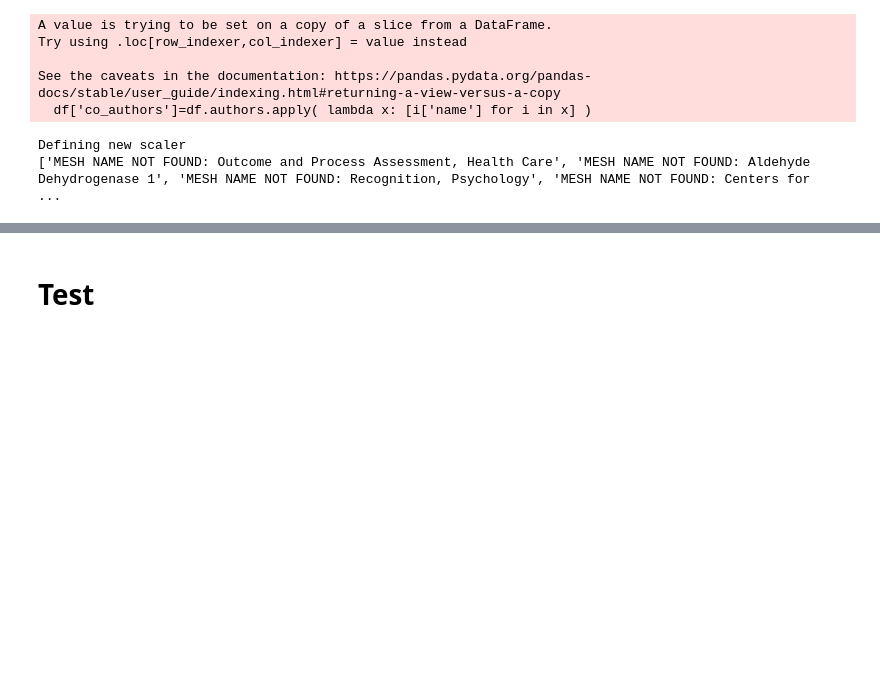
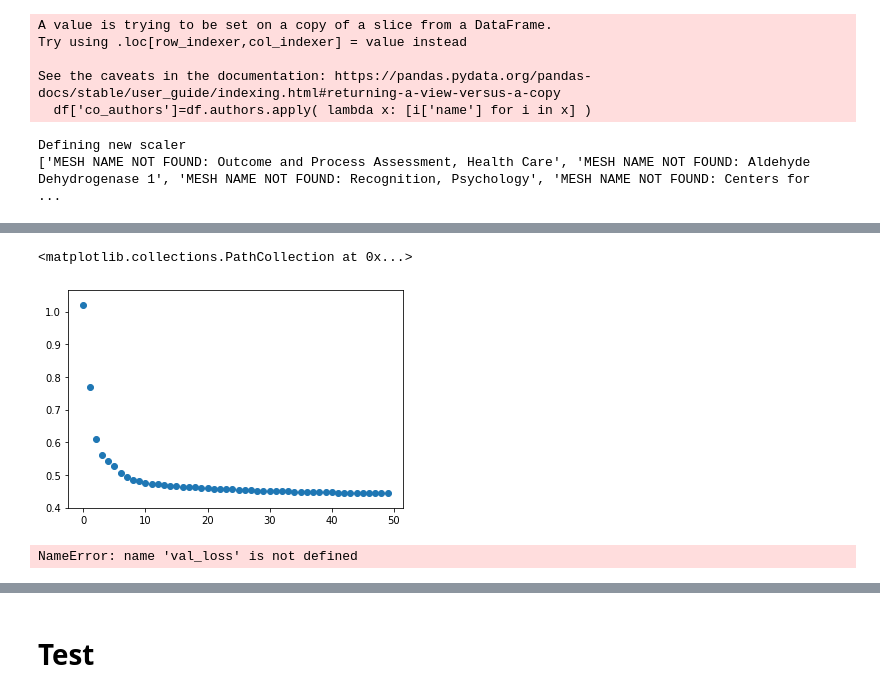
Before and after one commit to ShaulSolomon/academix-ydata-project-truncated, a Jupyter notebook: code/5_vae.ipynb, the cells around one changed output, grey strips where cells are left out. Drawn from its saved outputs; the diff is of its cells as text; code cells hidden in the pictures; blank space fills up the shorter version.

```diff
--- a/code/5_vae.ipynb
+++ b/code/5_vae.ipynb
@@ -101,7 +101,8 @@ auth_eps = pd.read_csv("data/val_set_author_names.csv")["0"]
 auth_usecase = pd.read_csv("data/test_set_author_names.csv")["0"]
 # %%
 selection_train = list(set(df['last_author_name']) - set(auth_usecase))[:4000]
-selection_test = list(set(df['last_author_name']) - set(auth_usecase))[4000:4500]
+selection_val = list(set(df['last_author_name']) - set(auth_usecase))[4000:5000]
+selection_test = list(set(df['last_author_name']) - set(auth_usecase))[5000:6000]
 # %%
 #settings
 
@@ -164,3 +165,6 @@ See the caveats in the documentation: https://pandas.pydata.org/pandas-docs/stab
   df['co_authors']=df.authors.apply( lambda x: [i['name'] for i in x] )
 Defining new scaler
 ['MESH NAME NOT FOUND: Outcome and Process Assessment, Health Care', 'MESH NAME NOT FOUND: Aldehyde Dehydrogenase 1', 'MESH NAME NOT FOUND: Recognition, Psychology', 'MESH NAME NOT FOUND: Centers for  ...
+# %%
+val_set = ToyDS(df_nonan, selection_val, all_vae)
+val_loader=DataLoader(dataset= val_set, batch_size = BATCH_SIZE, shuffle = True, num_workers = num_workers)
@@ -246,7 +265,7 @@ num_batches = np.ceil(len(train_loader.dataset) / BATCH_SIZE)
 def train_epoch(tr_loader, model, criterion, optimizer, num_epochs):
     model.train()
     train_log = []
-
+    val_log = []
 
     for epoch in range(num_epochs):
         print("Started training epoch no. {}".format(epoch+1))
@@ -264,4 +283,7 @@ def train_epoch(tr_loader, model, criterion, optimizer, num_epochs):
         train_log.append({
             'epoch': epoch,
             'train_loss': train_loss / num_batches})
-    return train_log
+        val_loss = test_model(val_loader,model)
+        print('====> Val set loss: {:.4f}'.format(val_loss))
+        val_log.append(val_loss)
+    return train_log, val_log
@@ -281,4 +302,4 @@ def test_model(test_loader, model):
 # %%
-train_log = train_epoch(train_loader,model,loss_function,optimizer,num_epochs= 50)
+train_log, val_log = train_epoch(train_loader,model,loss_function,optimizer,num_epochs= 50)
 # %% [output]
 Started training epoch no. 1
@@ -301,2 +322,12 @@ Started training epoch no. 26
+# %%
+train_loss_plt = [x['train_loss'] for x in train_log]
+plt.scatter(range(len(train_loss_plt)),train_loss_plt)
+# %% [output]
+<matplotlib.collections.PathCollection at 0x...>
+[figure, added]
+# %%
+plt.scatter(range(len(val_loss)),val_loss)
+# %% [output]
+NameError: name 'val_loss' is not defined
 # %%
 train_log
```
Also changed, not shown: parts of 10 cells of this notebook.
